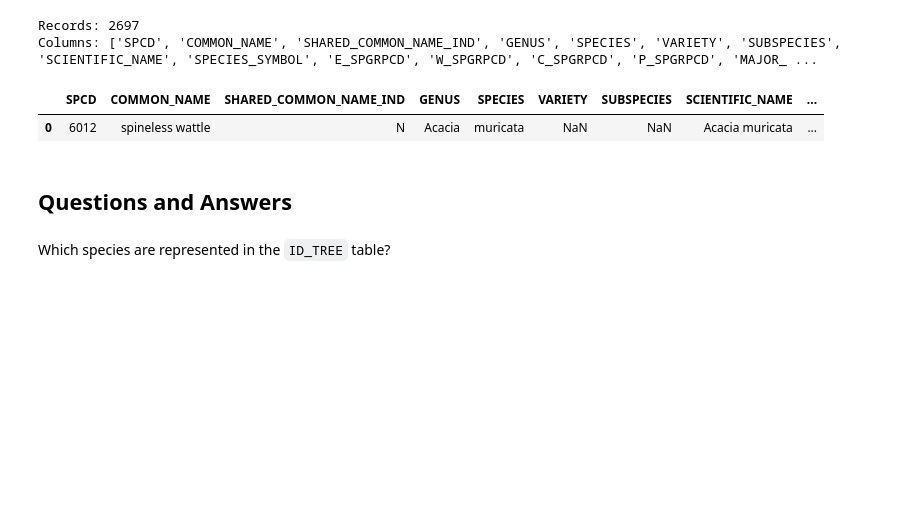
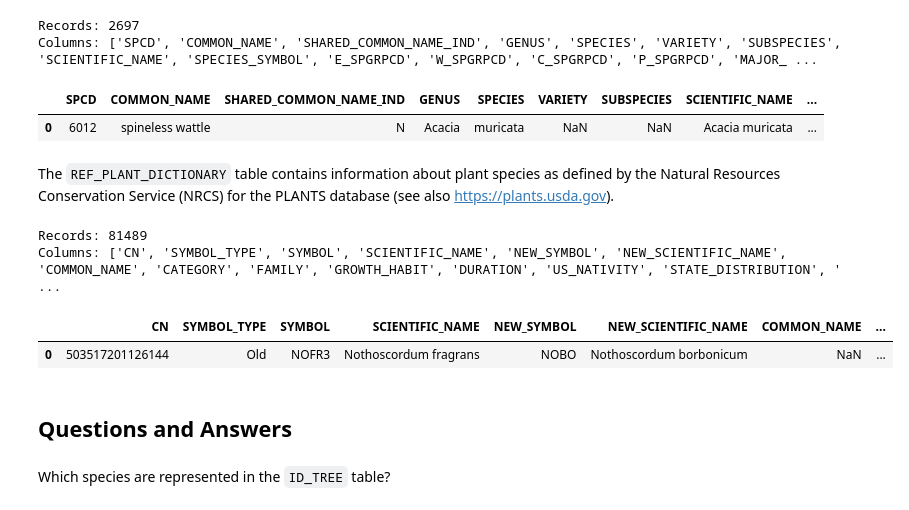
Before and after one commit to fractalate/data-trees, a Jupyter notebook: explore_chicago_il.ipynb, the cells around one changed output. Saved outputs shown, nothing was run; the diff lists cells and outputs as text; code cells hidden in the pictures; blank space fills up the shorter version.

```diff
--- a/explore_chicago_il.ipynb
+++ b/explore_chicago_il.ipynb
@@ -32,6 +32,18 @@ Records: 2697
 Columns: ['SPCD', 'COMMON_NAME', 'SHARED_COMMON_NAME_IND', 'GENUS', 'SPECIES', 'VARIETY', 'SUBSPECIES', 'SCIENTIFIC_NAME', 'SPECIES_SYMBOL', 'E_SPGRPCD', 'W_SPGRPCD', 'C_SPGRPCD', 'P_SPGRPCD', 'MAJOR_ ...
 |  | SPCD | COMMON_NAME | SHARED_COMMON_NAME_IND | GENUS | SPECIES | VARIETY | SUBSPECIES | SCIENTIFIC_NAME | ... |
 | 0 | 6012 | spineless wattle | N | Acacia | muricata | NaN | NaN | Acacia muricata | ... |
+# %% [markdown]
+The `REF_PLANT_DICTIONARY` table contains information about plant species as defined by the Natural Resources Conservation Service (NRCS) for the PLANTS database (see also https://plants.usda.gov).
+# %%
+df_ref_plant_dictionary = pd.read_csv('./data/Urban DataMart/Chicago_IL_CSV/REF_PLANT_DICTIONARY.csv', low_memory=False)
+print('Records:', len(df_ref_plant_dictionary))
+print('Columns:', list(df_ref_plant_dictionary.columns))
+df_ref_plant_dictionary[:1]
+# %% [output]
+Records: 81489
+Columns: ['CN', 'SYMBOL_TYPE', 'SYMBOL', 'SCIENTIFIC_NAME', 'NEW_SYMBOL', 'NEW_SCIENTIFIC_NAME', 'COMMON_NAME', 'CATEGORY', 'FAMILY', 'GROWTH_HABIT', 'DURATION', 'US_NATIVITY', 'STATE_DISTRIBUTION', ' ...
+|  | CN | SYMBOL_TYPE | SYMBOL | SCIENTIFIC_NAME | NEW_SYMBOL | NEW_SCIENTIFIC_NAME | COMMON_NAME | ... |
+| 0 | 503517201126144 | Old | NOFR3 | Nothoscordum fragrans | NOBO | Nothoscordum borbonicum | NaN | ... |
 # %% [markdown]
 ## Questions and Answers
 # %% [markdown]
```
Also changed, not shown: parts of 2 cells of this notebook.
